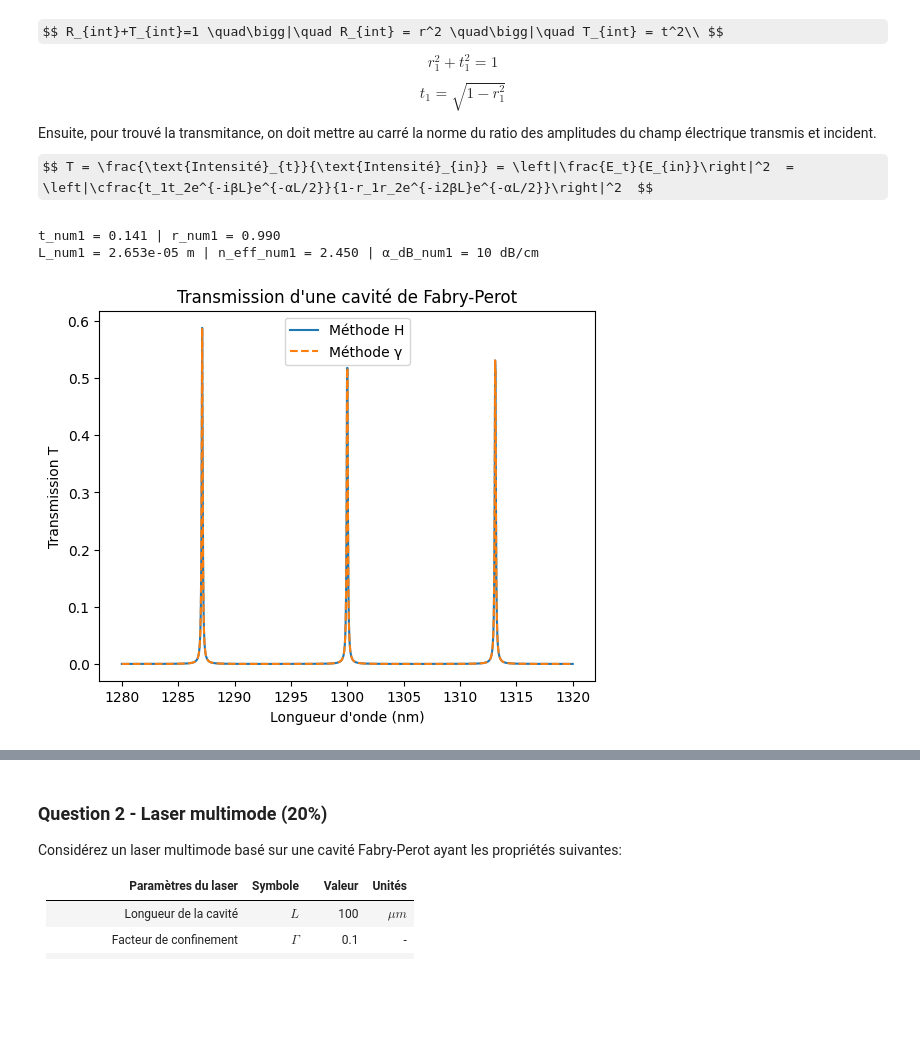
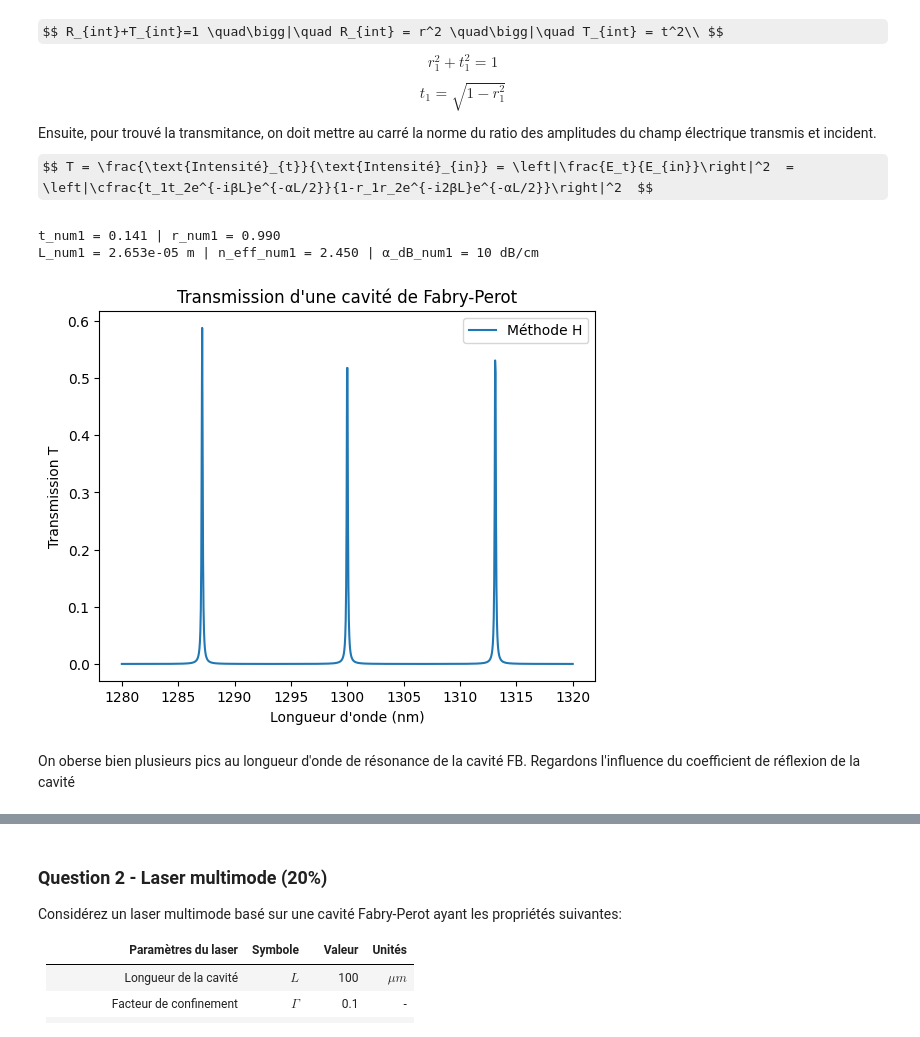
Before and after one commit to Belouse/Universit-Laval-Course, a Jupyter notebook: Ulaval Session 7 Automne 2025/Optoélectronique/Devoir 3/Devoir_3_opto_2025_ÉB.ipynb, the cells around one changed output, grey strips where cells are left out. Saved outputs shown, nothing was run; the diff lists cells and outputs as text; code cells hidden in the pictures; some formulas as TeX source; blank space fills up the shorter version.

```diff
--- a/Ulaval Session 7 Automne 2025/Optoélectronique/Devoir 3/Devoir_3_opto_2025_ÉB.ipynb
+++ b/Ulaval Session 7 Automne 2025/Optoélectronique/Devoir 3/Devoir_3_opto_2025_ÉB.ipynb
@@ -489,7 +489,7 @@ def calculate_FP_transfert_function(γ, L, r_1, r_2, t_1, t_2):
     H = (t_1 * t_2 * np.exp(-1j * γ * L)) / (1 - r_1 * r_2 * np.exp(-1j * 2 * γ * L))
     return H
 
-def calculate_FP_transmission(H=None, γ=None, L=None, r_1=None, r_2=None, t_1=None, t_2=None):
+def calculate_transmission(H=None, γ=None, L=None, r_1=None, r_2=None, t_1=None, t_2=None):
     """ Calcule la transmission d'une cavité de Fabry-Perot
 
     Paramètres:
@@ -516,31 +516,31 @@ def calculate_FP_transmission(H=None, γ=None, L=None, r_1=None, r_2=None, t_1=N
     T = np.abs(H)**2
     return T
 # %%
-λ_num1 = np.linspace(1280e-9, 1320e-9, 1000)
+λ_list_num1 = np.linspace(1280e-9, 1320e-9, 1000)
 r_num1 = 0.99
 t_num1 = np.sqrt(1-r_num1**2)
 
 
 print(f"t_num1 = {t_num1:.3f} | r_num1 = {r_num1:.3f}")
 print(f"L_num1 = {L_num1:.3e} m | n_eff_num1 = {n_eff_num1:.3f} | α_dB_num1 = {α_dB_num1} dB/cm")
 
 # Calcul de γ pour chaque λ
-γ_num1 = calculate_γ(λ_num1, n_eff_num1, α_dB_num1, 0)
+γ_num1 = calculate_γ(λ_list_num1, n_eff_num1, α_dB_num1, 0)
 # Calcul de la fonction de transfert H
 H_num1 = calculate_FP_transfert_function(γ_num1, L_num1, r_num1, r_num1, t_num1, t_num1)
 # Calcul de la transmission T
-T_num1 = calculate_FP_transmission(H=H_num1)
+T_num1 = calculate_transmission(H=H_num1)
 
-T_test_num_1 = calculate_FP_transmission(γ=γ_num1, L=L_num1, r_1=r_num1, r_2=r_num1, t_1=t_num1, t_2=t_num1)
 
-plt.plot(λ_num1*1e9, T_num1, label="Méthode H")
-plt.plot(λ_num1*1e9, T_test_num_1, label="Méthode γ", linestyle='dashed')
+plt.plot(λ_list_num1*1e9, T_num1, label="Méthode H")
 plt.xlabel("Longueur d'onde (nm)")
 plt.ylabel("Transmission T")
 plt.title("Transmission d'une cavité de Fabry-Perot")
 plt.legend()
 plt.show()
 # %% [output]
 t_num1 = 0.141 | r_num1 = 0.990
 L_num1 = 2.653e-05 m | n_eff_num1 = 2.450 | α_dB_num1 = 10 dB/cm
-[figure, old version]
+[figure, new version]
+# %% [markdown]
+On oberse bien plusieurs pics au longueur d'onde de résonance de la cavité FB. Regardons l'influence du coefficient de réflexion de la cavité
```
Also changed, not shown: parts of 4 cells of this notebook.
